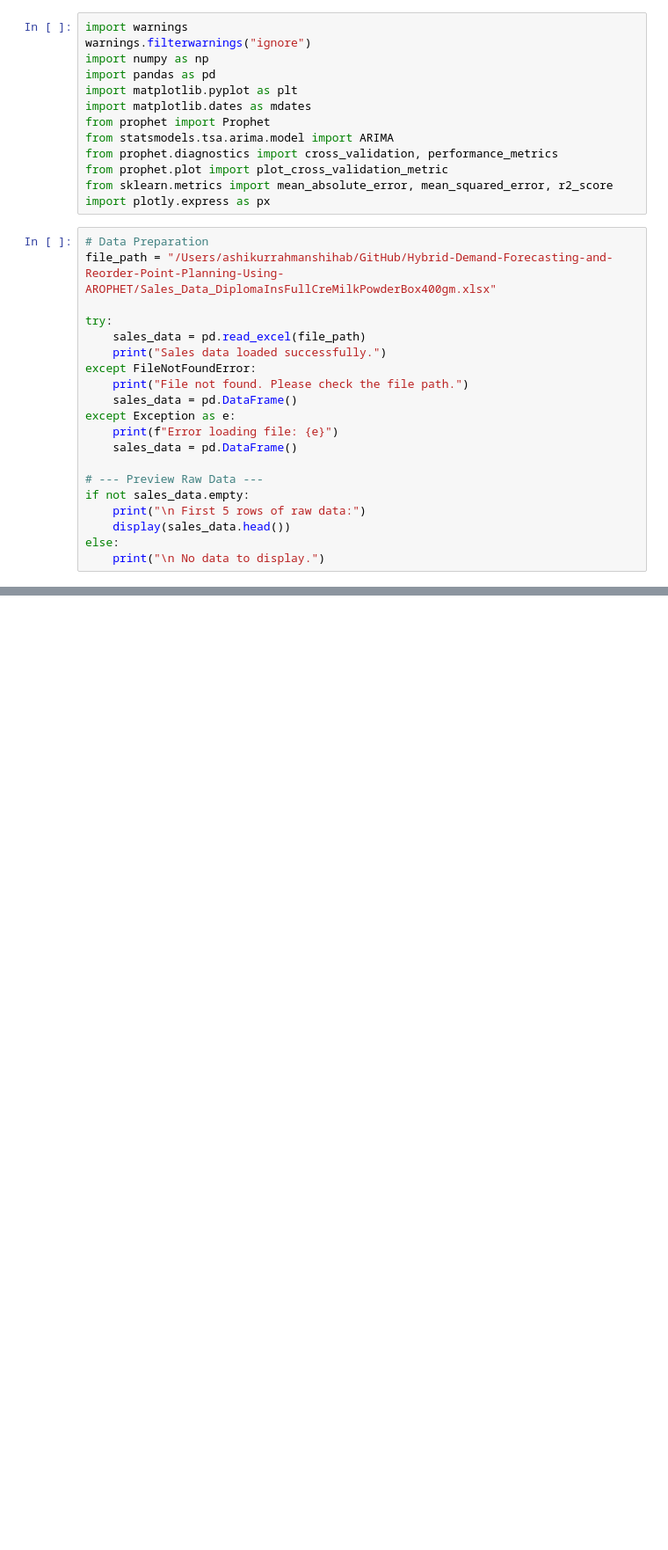
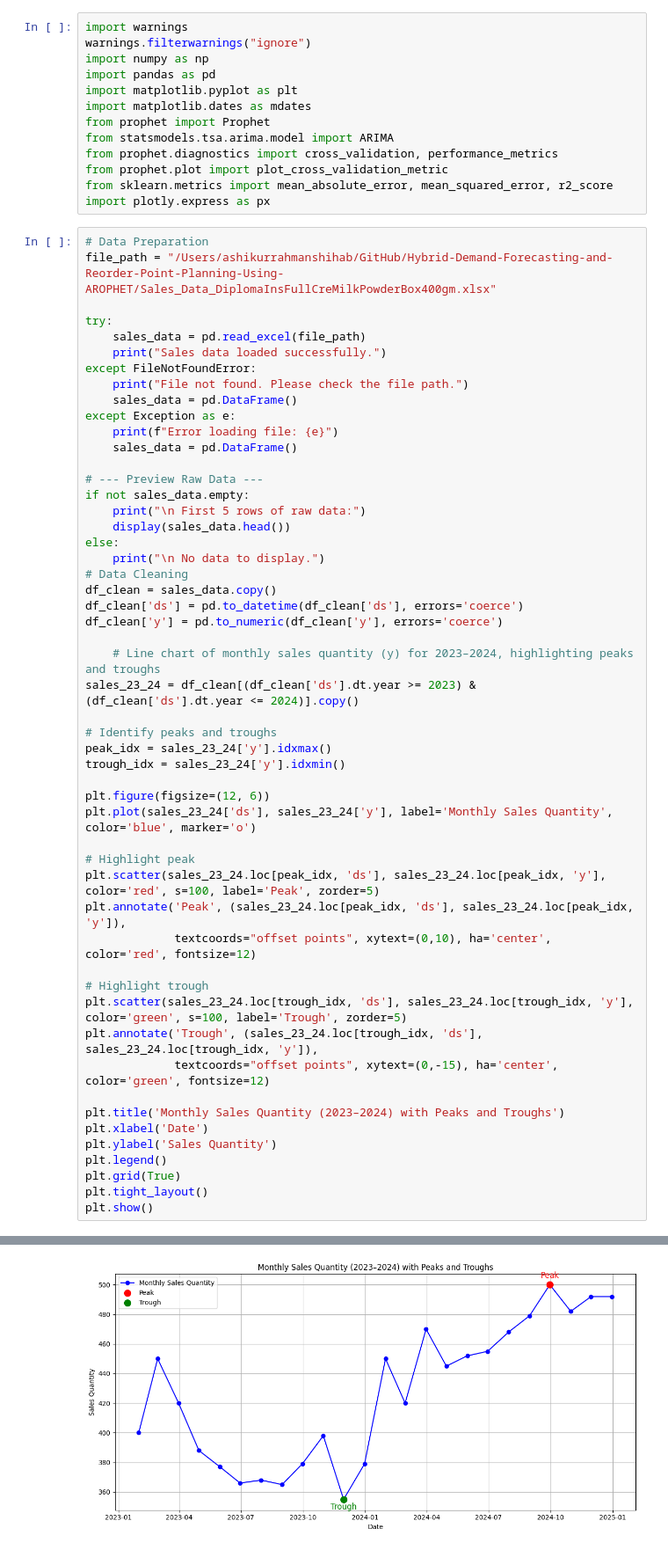
Before and after one commit to ashiqurrahmanshihab/Hybrid_Demand_Forecasting_and-Reorder_Point_Planning_Using_AROPHET, a Jupyter notebook: Hybrid_Forecasting.ipynb, the cells around one changed output, grey strips where cells are left out. Shown at 88% size. Cells and saved outputs as stored; diff of their text form; blank space fills up the shorter version.

```diff
--- a/Hybrid_Forecasting.ipynb
+++ b/Hybrid_Forecasting.ipynb
@@ -14,33 +14,66 @@ import plotly.express as px
 # %%
 # Data Preparation
 file_path = "/Users/ashikurrahmanshihab/GitHub/Hybrid-Demand-Forecasting-and-Reorder-Point-Planning-Using-AROPHET/Sales_Data_DiplomaInsFullCreMilkPowderBox400gm.xlsx"
 
 try:
     sales_data = pd.read_excel(file_path)
     print("Sales data loaded successfully.")
 except FileNotFoundError:
     print("File not found. Please check the file path.")
     sales_data = pd.DataFrame()
 except Exception as e:
     print(f"Error loading file: {e}")
     sales_data = pd.DataFrame()
 
 # --- Preview Raw Data ---
 if not sales_data.empty:
     print("\n First 5 rows of raw data:")
     display(sales_data.head())
 else:
     print("\n No data to display.")
+# Data Cleaning
+df_clean = sales_data.copy()
+df_clean['ds'] = pd.to_datetime(df_clean['ds'], errors='coerce')
+df_clean['y'] = pd.to_numeric(df_clean['y'], errors='coerce')
+
+    # Line chart of monthly sales quantity (y) for 2023–2024, highlighting peaks and troughs
+sales_23_24 = df_clean[(df_clean['ds'].dt.year >= 2023) & (df_clean['ds'].dt.year <= 2024)].copy()
+
+# Identify peaks and troughs
+peak_idx = sales_23_24['y'].idxmax()
+trough_idx = sales_23_24['y'].idxmin()
+
+plt.figure(figsize=(12, 6))
+plt.plot(sales_23_24['ds'], sales_23_24['y'], label='Monthly Sales Quantity', color='blue', marker='o')
+
+# Highlight peak
+plt.scatter(sales_23_24.loc[peak_idx, 'ds'], sales_23_24.loc[peak_idx, 'y'], color='red', s=100, label='Peak', zorder=5)
+plt.annotate('Peak', (sales_23_24.loc[peak_idx, 'ds'], sales_23_24.loc[peak_idx, 'y']),
+             textcoords="offset points", xytext=(0,10), ha='center', color='red', fontsize=12)
+
+# Highlight trough
+plt.scatter(sales_23_24.loc[trough_idx, 'ds'], sales_23_24.loc[trough_idx, 'y'], color='green', s=100, label='Trough', zorder=5)
+plt.annotate('Trough', (sales_23_24.loc[trough_idx, 'ds'], sales_23_24.loc[trough_idx, 'y']),
+             textcoords="offset points", xytext=(0,-15), ha='center', color='green', fontsize=12)
+
+plt.title('Monthly Sales Quantity (2023–2024) with Peaks and Troughs')
+plt.xlabel('Date')
+plt.ylabel('Sales Quantity')
+plt.legend()
+plt.grid(True)
+plt.tight_layout()
+plt.show()
 # %% [output]
 Sales data loaded successfully.
 
  First 5 rows of raw data:
 |  | ds | y | Sold Value | Average Lead Time | Avg Order Frequncey | Monthly Order Qty | safety stock | ... |
 | 0 | 2023-01-31 | 400 | 83105.00 | 7 Days | 4 | 525 | 95 | ... |
 | 1 | 2023-02-28 | 450 | 93492.00 | 7 Days | 4 | 520 | 85 | ... |
 | 2 | 2023-03-31 | 420 | 87259.20 | 7 Days | 4 | 500 | 90 | ... |
 | 3 | 2023-04-30 | 388 | 80610.88 | 7 Days | 4 | 460 | 82 | ... |
 | 4 | 2023-05-31 | 377 | 78325.52 | 7 Days | 4 | 400 | 28 | ... |
+[figure, added]
 # %%
 # --- Standardize column names ---
 sales_data.columns = sales_data.columns.str.strip()
```
Also changed, not shown: parts of 3 cells of this notebook, 1 other file.
